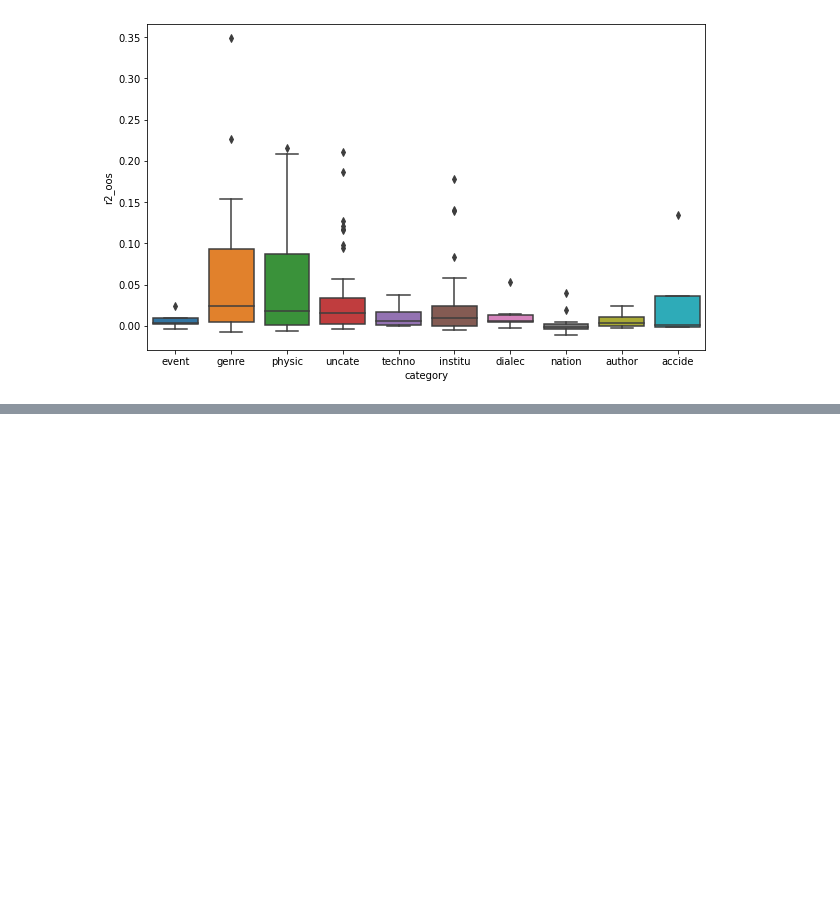
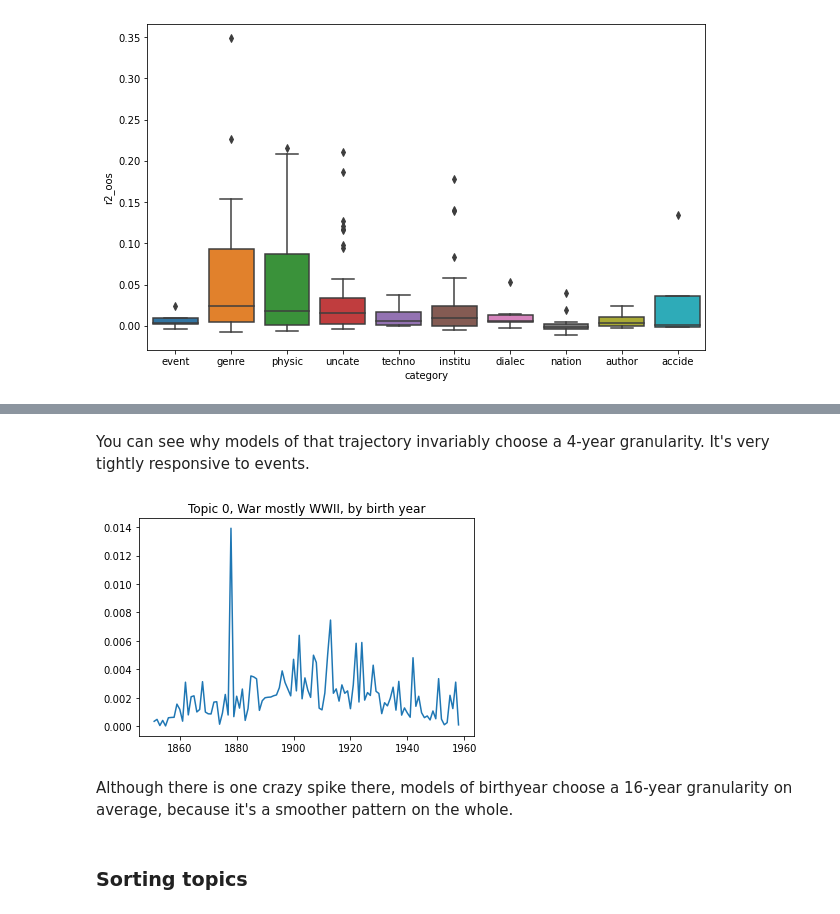
Before and after one commit to tedunderwood/period-cohort, a Jupyter notebook: regression/InterpretTopicResults.ipynb, the cells around one changed output, grey strips where cells are left out. Cells and saved outputs as stored; diff of their text form; code cells hidden in the pictures; blank space fills up the shorter version.

```diff
--- a/regression/InterpretTopicResults.ipynb
+++ b/regression/InterpretTopicResults.ipynb
@@ -293,0 +330,12 @@ plt.show()
+# %% [markdown]
+You can see why models of that trajectory invariably choose a 4-year granularity. It's very tightly responsive to events.
+# %%
+sns.lineplot(x = byxaxis, y = avgbybirthyear)
+plt.title('Topic 0, War mostly WWII, by birth year')
+plt.show()
+# %% [output]
+[figure, added]
+# %% [markdown]
+Although there is one crazy spike there, models of birthyear choose a 16-year granularity on average, because it's a smoother pattern on the whole.
+# %% [markdown]
+### Sorting topics
```
Also changed, not shown: parts of 12 cells of this notebook.
